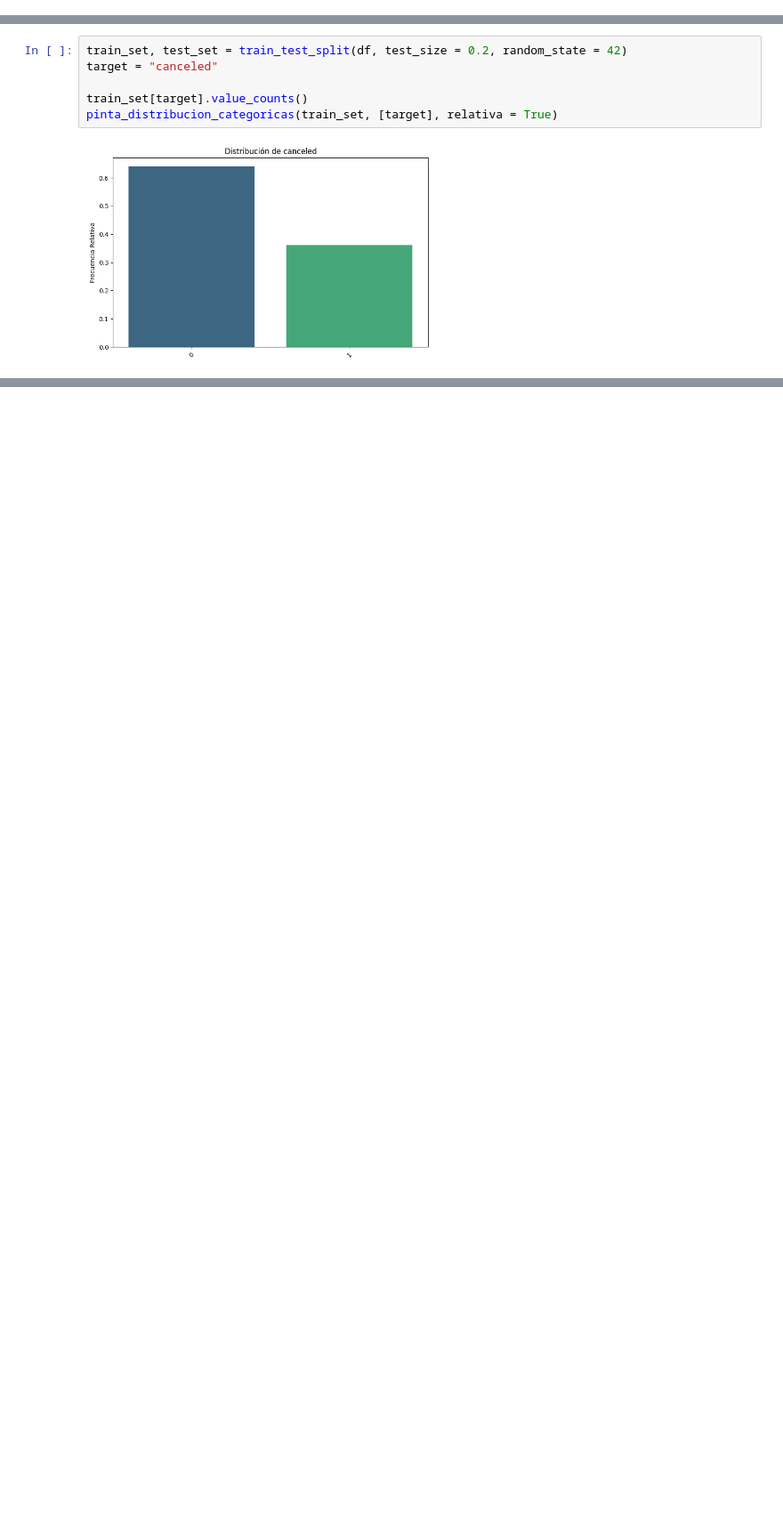
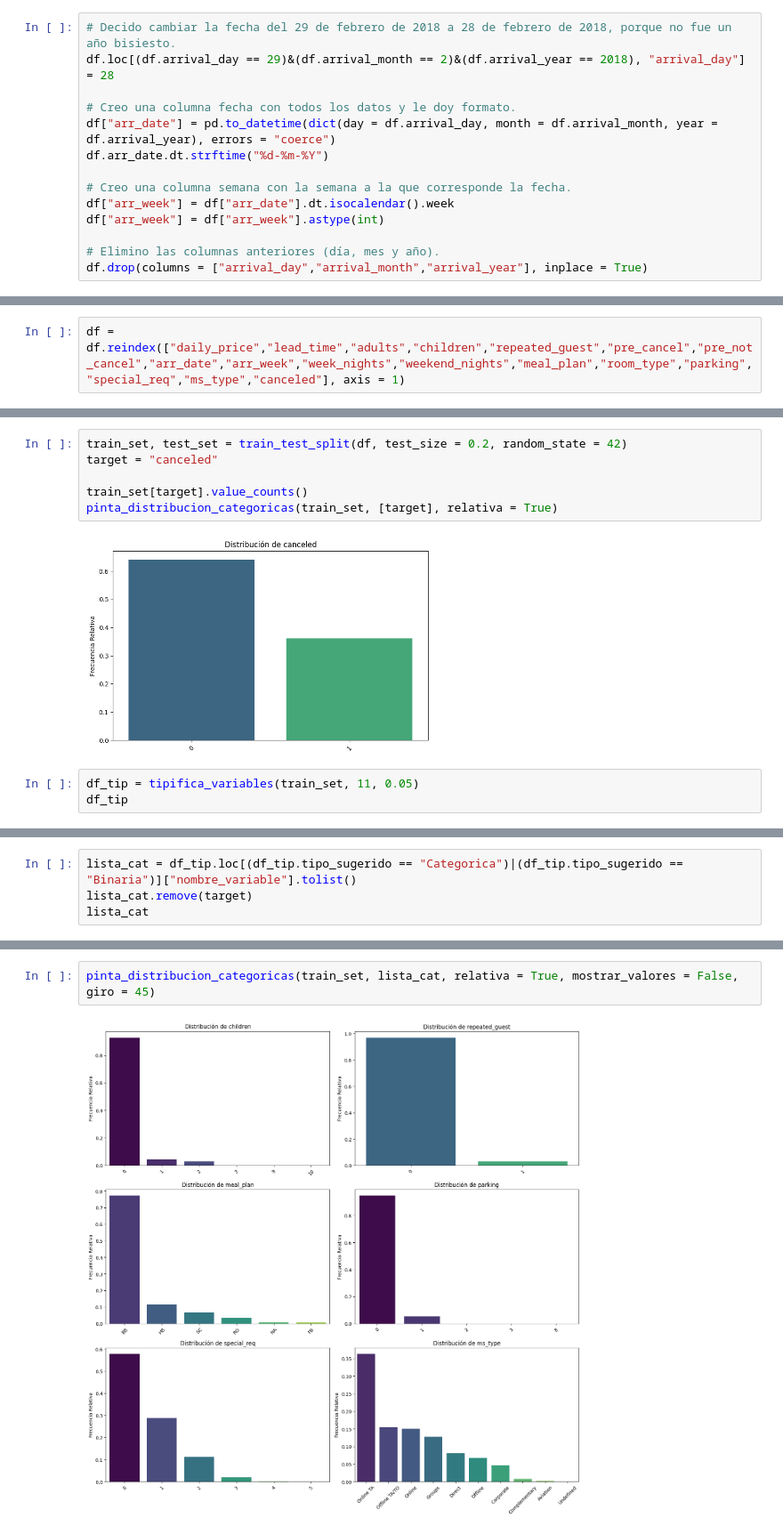
Before and after one commit to AntGV/ML_cancelacion_hotelera, a Jupyter notebook: src/notebooks/notebook_test.ipynb, the cells around one changed output, grey strips where cells are left out. Shown at 89% size. Cells and saved outputs as stored; diff of their text form; blank space fills up the shorter version.

```diff
--- a/src/notebooks/notebook_test.ipynb
+++ b/src/notebooks/notebook_test.ipynb
@@ -534,0 +430,14 @@ Online TO = Online Tour Operator
+# %%
+# Decido cambiar la fecha del 29 de febrero de 2018 a 28 de febrero de 2018, porque no fue un año bisiesto.
+df.loc[(df.arrival_day == 29)&(df.arrival_month == 2)&(df.arrival_year == 2018), "arrival_day"] = 28
+
+# Creo una columna fecha con todos los datos y le doy formato.
+df["arr_date"] = pd.to_datetime(dict(day = df.arrival_day, month = df.arrival_month, year = df.arrival_year), errors = "coerce")
+df.arr_date.dt.strftime("%d-%m-%Y")
+
+# Creo una columna semana con la semana a la que corresponde la fecha.
+df["arr_week"] = df["arr_date"].dt.isocalendar().week
+df["arr_week"] = df["arr_week"].astype(int)
+
+# Elimino las columnas anteriores (día, mes y año).
+df.drop(columns = ["arrival_day","arrival_month","arrival_year"], inplace = True)
@@ -534,0 +446,2 @@ Online TO = Online Tour Operator
+# %%
+df = df.reindex(["daily_price","lead_time","adults","children","repeated_guest","pre_cancel","pre_not_cancel","arr_date","arr_week","week_nights","weekend_nights","meal_plan","room_type","parking","special_req","ms_type","canceled"], axis = 1)
@@ -607,3 +540,6 @@ train_set[target].value_counts()
 pinta_distribucion_categoricas(train_set, [target], relativa = True)
 # %% [output]
 [figure]
+# %%
+df_tip = tipifica_variables(train_set, 11, 0.05)
+df_tip
@@ -609,0 +565,4 @@ pinta_distribucion_categoricas(train_set, [target], relativa = True)
+# %%
+lista_cat = df_tip.loc[(df_tip.tipo_sugerido == "Categorica")|(df_tip.tipo_sugerido == "Binaria")]["nombre_variable"].tolist()
+lista_cat.remove(target)
+lista_cat
@@ -609,0 +576,4 @@ pinta_distribucion_categoricas(train_set, [target], relativa = True)
+# %%
+pinta_distribucion_categoricas(train_set, lista_cat, relativa = True, mostrar_valores = False, giro = 45)
+# %% [output]
+[figure, added]
```
Also changed, not shown: parts of 35 cells of this notebook, 4 other files.
